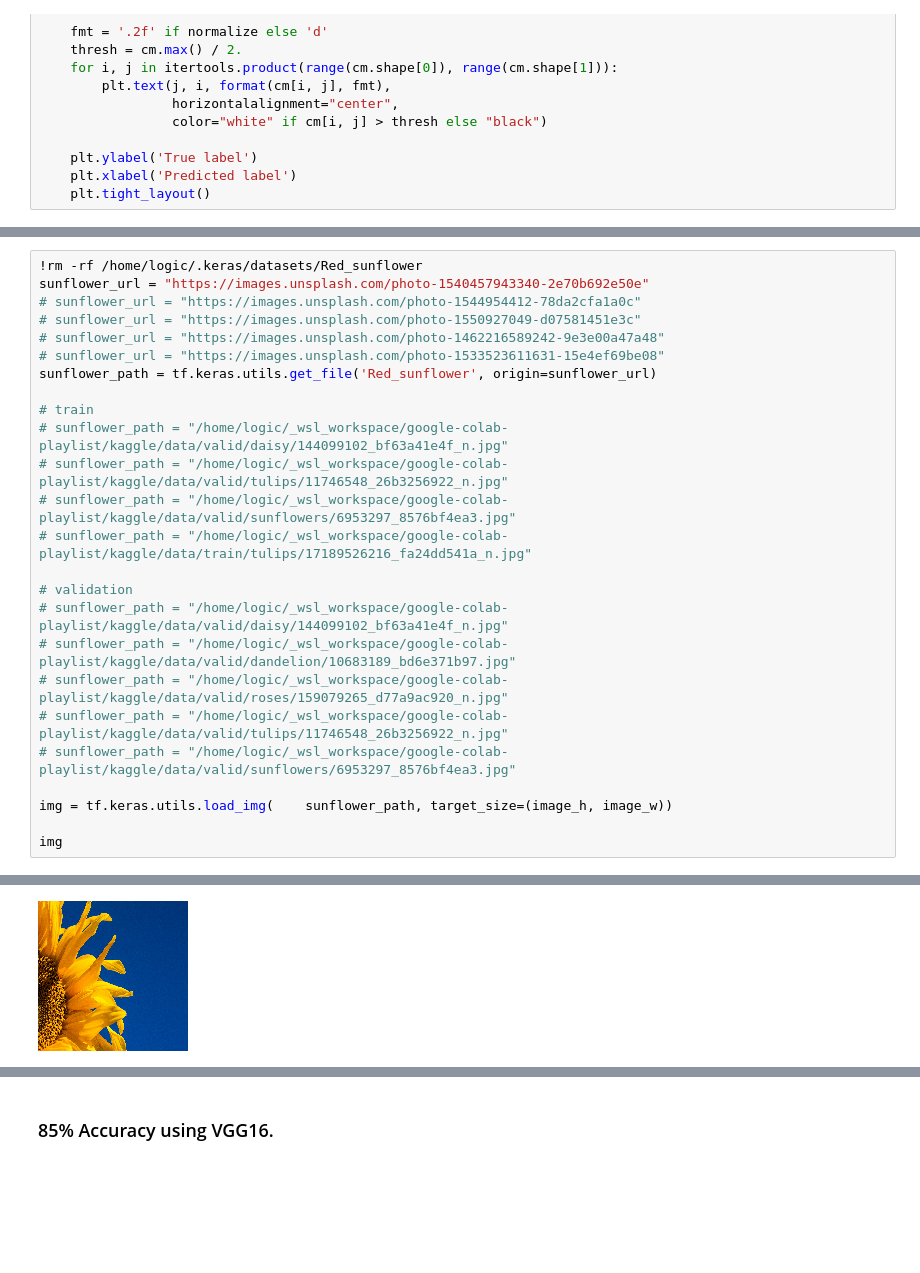
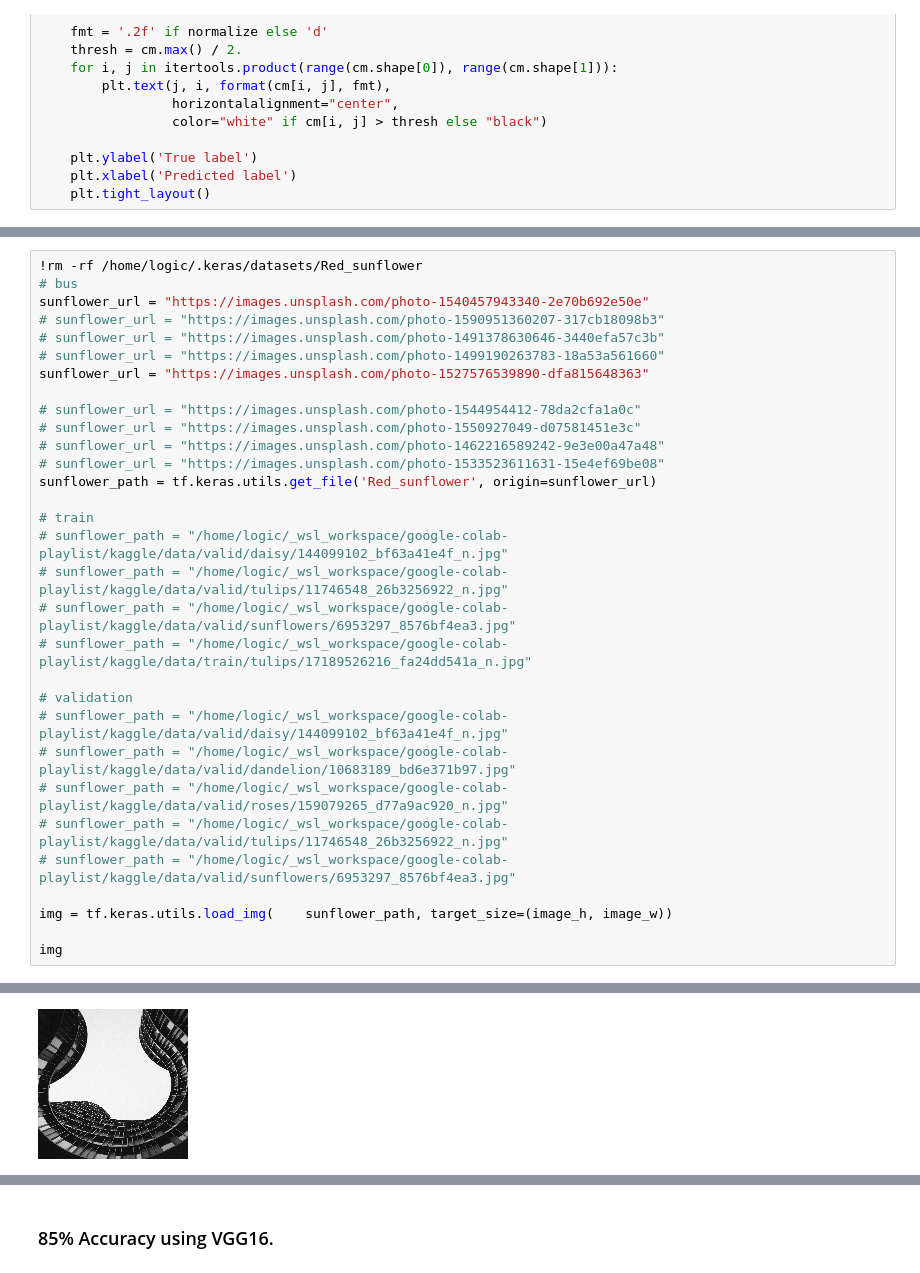
Before and after one commit to louiscklaw/colab-playlist, a Jupyter notebook: kaggle/ML_vinniesniper-54816/Folower_detection_with_FT_VGG16.ipynb, the cells around one changed output, grey strips where cells are left out. Drawn from its saved outputs; the diff is of its cells as text; blank space fills up the shorter version.

```diff
--- a/kaggle/ML_vinniesniper-54816/Folower_detection_with_FT_VGG16.ipynb
+++ b/kaggle/ML_vinniesniper-54816/Folower_detection_with_FT_VGG16.ipynb
@@ -482,6 +508,12 @@ plot_confusion_matrix(cm = con_mat, classes = validation_generator.class_indices
 # %%
 !rm -rf /home/logic/.keras/datasets/Red_sunflower
+# bus
 sunflower_url = "https://images.unsplash.com/photo-1540457943340-2e70b692e50e"
+# sunflower_url = "https://images.unsplash.com/photo-1590951360207-317cb18098b3"
+# sunflower_url = "https://images.unsplash.com/photo-1491378630646-3440efa57c3b"
+# sunflower_url = "https://images.unsplash.com/photo-1499190263783-18a53a561660"
+sunflower_url = "https://images.unsplash.com/photo-1527576539890-dfa815648363"
+
 # sunflower_url = "https://images.unsplash.com/photo-1544954412-78da2cfa1a0c"
 # sunflower_url = "https://images.unsplash.com/photo-1550927049-d07581451e3c"
 # sunflower_url = "https://images.unsplash.com/photo-1462216589242-9e3e00a47a48"
@@ -510,4 +542,4 @@ Downloading data from https://images.unsplash.com/photo-1540457943340-2e70b692e5
-[figure, old version]
+[figure, new version]
 # %%
 class_names = list(validation_generator.class_indices.keys())
 
```
Also changed, not shown: parts of 15 cells of this notebook.
